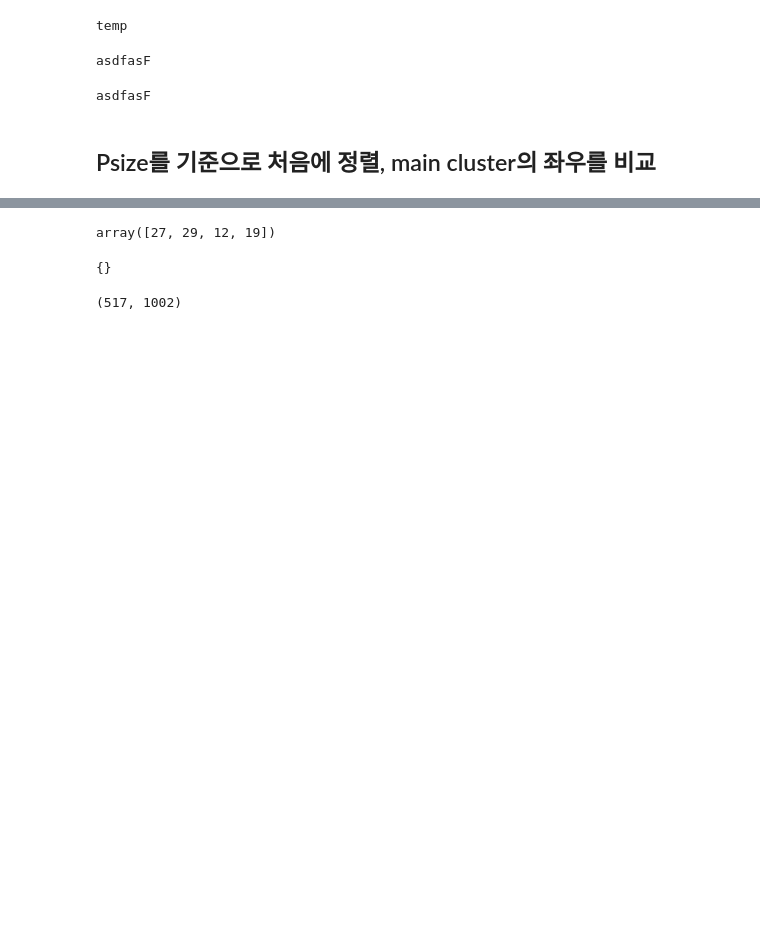
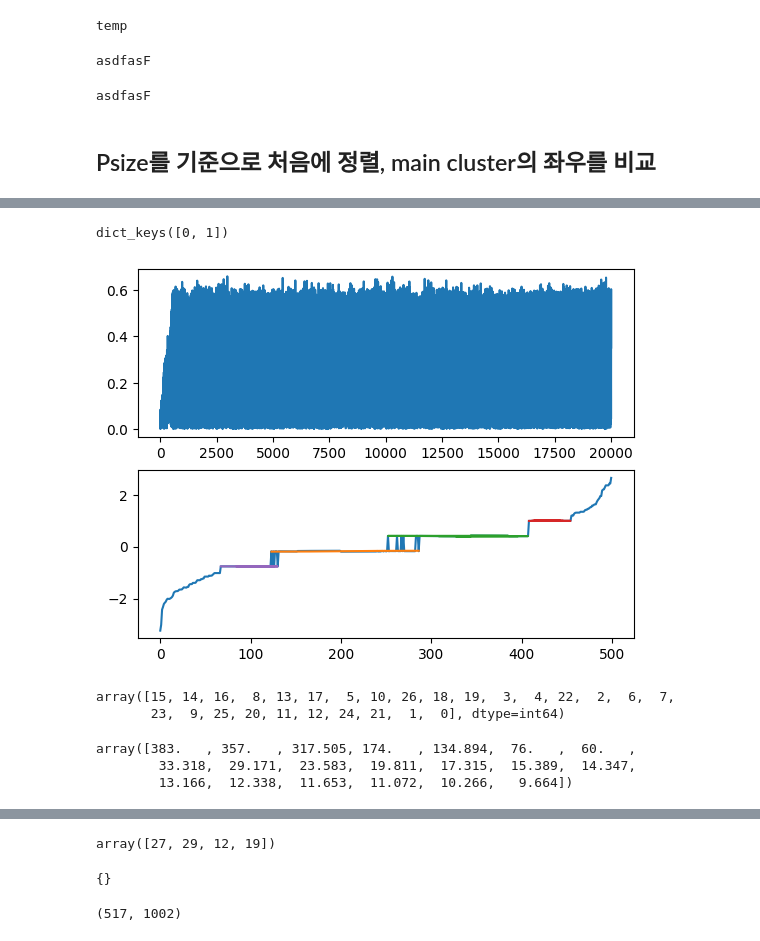
Before and after one commit to Gug-Young/Kuramoto-model, a Jupyter notebook: 23.06.07 Group check.ipynb, the cells around one changed output, grey strips where cells are left out. Cells and saved outputs as stored; diff of their text form; code cells hidden in the pictures; blank space fills up the shorter version.

```diff
--- a/23.06.07 Group check.ipynb
+++ b/23.06.07 Group check.ipynb
@@ -152,7 +152,3 @@ class cluster:
                     main_10 = arg_psize[:10]
                     L_cluster_idx1 = main_10[main_10>main_i]
                     R_cluster_idx1 = main_10[main_10<main_i]
-# %%
-A = [1,1,2]
-for i in range(10):
-    A = np.c_[A,[1,1,1]]
@@ -167,7 +174,7 @@ numpy.ndarray
 #     cluster = arg[arg_C[0]:arg_C[1]]
 #     return cluster
 
-def to_cluster(idx,peaks_new=peaks_new,arg=arg):
+def to_cluster(idx,peaks_new,arg):
     C = idx,idx+1
     arg_C = peaks_new[C[0]],peaks_new[C[1]]
     cluster = arg[arg_C[0]:arg_C[1]]
@@ -192,0 +370,20 @@ len(cluster)
+# %%
+if len(Is_group[0]) !=0:
+
+    M_cluster_sort = M_cluster[-1]
+    for i,idx in enumerate(R_cluster_idx):
+        std_cluster =  np.mean(np.std(np.sort(R_cluster[i],axis=0),axis=1))
+        print(std_cluster,end='|')
+        if std_cluster != 0 :
+            del R_cluster[i]
+            # np.delete(R_cluster_idx.pop(i)
+        else:
+            R_cluster_sort[i] = R_cluster[i][-1]
+    for i,idx in enumerate(L_cluster_idx):
+        std_cluster =  np.mean(np.std(np.sort(L_cluster[i],axis=0),axis=1))
+        print(std_cluster,end='|')
+        if std_cluster != 0 :
+            del L_cluster[i]
+            # L_cluster_idx.pop(i)
+        else:
+            L_cluster_sort[i] = L_cluster[i][-1]
@@ -192,0 +396,9 @@ len(cluster)
+# %%
+for i,idx in enumerate(R_cluster_idx):
+        std_cluster =  np.mean(np.std(np.sort(R_cluster[i],axis=0),axis=1))
+        print(std_cluster,end='|')
+        if std_cluster != 0 :
+            del R_cluster[i]
+            # np.delete(R_cluster_idx.pop(i)
+        else:
+            R_cluster_sort[i] = R_cluster[i][-1]
@@ -192,0 +425,27 @@ len(cluster)
+# %%
+R_cluster.keys()
+# %% [output]
+dict_keys([0, 1])
+# %%
+plt.subplot(211)
+plt.plot(t,rs)
+plt.subplot(212)
+plt.plot(avg_dtheta[-1])
+plt.plot(np.sort(M_cluster[:,-1]),avg_dtheta[-1][M_cluster[:,-1]])
+for i,idx in enumerate(R_cluster.keys()):
+    plt.plot(R_cluster[i][:,-1],avg_dtheta[-1][R_cluster[i][:,-1]])
+for i,idx in enumerate(L_cluster.keys()):
+    plt.plot(L_cluster[i][:,-1],avg_dtheta[-1][L_cluster[i][:,-1]])
+# %% [output]
+[figure, added]
+# %%
+arg_psize
+# %% [output]
+array([15, 14, 16,  8, 13, 17,  5, 10, 26, 18, 19,  3,  4, 22,  2,  6,  7,
+       23,  9, 25, 20, 11, 12, 24, 21,  1,  0], dtype=int64)
+# %%
+psize_array.mean(axis=1)
+# %% [output]
+array([383.   , 357.   , 317.505, 174.   , 134.894,  76.   ,  60.   ,
+        33.318,  29.171,  23.583,  19.811,  17.315,  15.389,  14.347,
+        13.166,  12.338,  11.653,  11.072,  10.266,   9.664])
```
Also changed, not shown: parts of 31 cells of this notebook.
